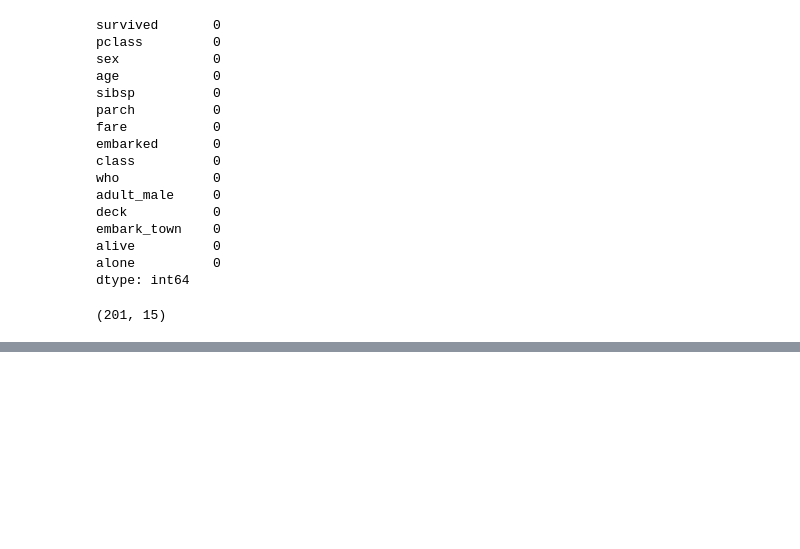
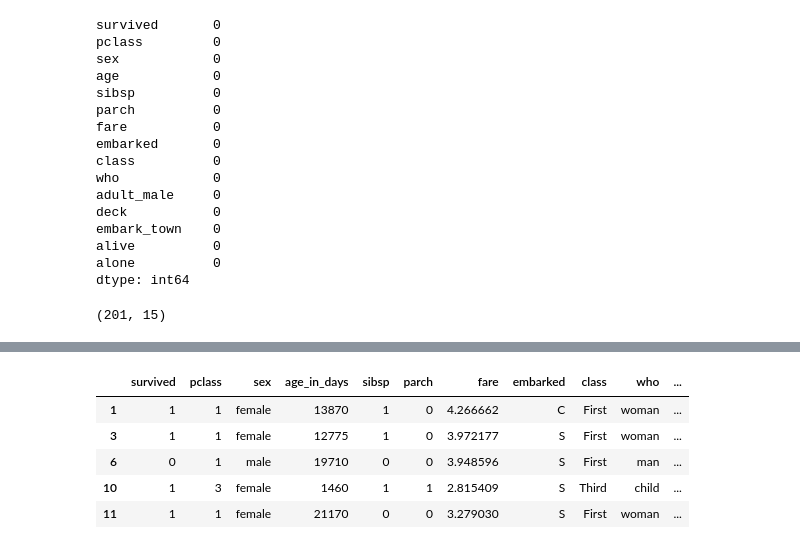
Before and after one commit to Nas-Azzam/Data-Wrangling, a Jupyter notebook: Data-Wrangling.ipynb, the cells around one changed output, grey strips where cells are left out. Saved outputs shown, nothing was run; the diff lists cells and outputs as text; code cells hidden in the pictures; blank space fills up the shorter version.

```diff
--- a/Data-Wrangling.ipynb
+++ b/Data-Wrangling.ipynb
@@ -180,0 +298,11 @@ ds1.to_csv("titanic.csv")
+# %%
+# Log Transformation
+ds2['fare'] = np.log(ds2['fare'])
+ds2.head()
+# %% [output]
+|  | survived | pclass | sex | age_in_days | sibsp | parch | fare | embarked | class | who | ... |
+| 1 | 1 | 1 | female | 13870 | 1 | 0 | 4.266662 | C | First | woman | ... |
+| 3 | 1 | 1 | female | 12775 | 1 | 0 | 3.972177 | S | First | woman | ... |
+| 6 | 0 | 1 | male | 19710 | 0 | 0 | 3.948596 | S | First | man | ... |
+| 10 | 1 | 3 | female | 1460 | 1 | 1 | 2.815409 | S | Third | child | ... |
+| 11 | 1 | 1 | female | 21170 | 0 | 0 | 3.279030 | S | First | woman | ... |
```
Also changed, not shown: parts of 15 cells of this notebook, 1 other file.
